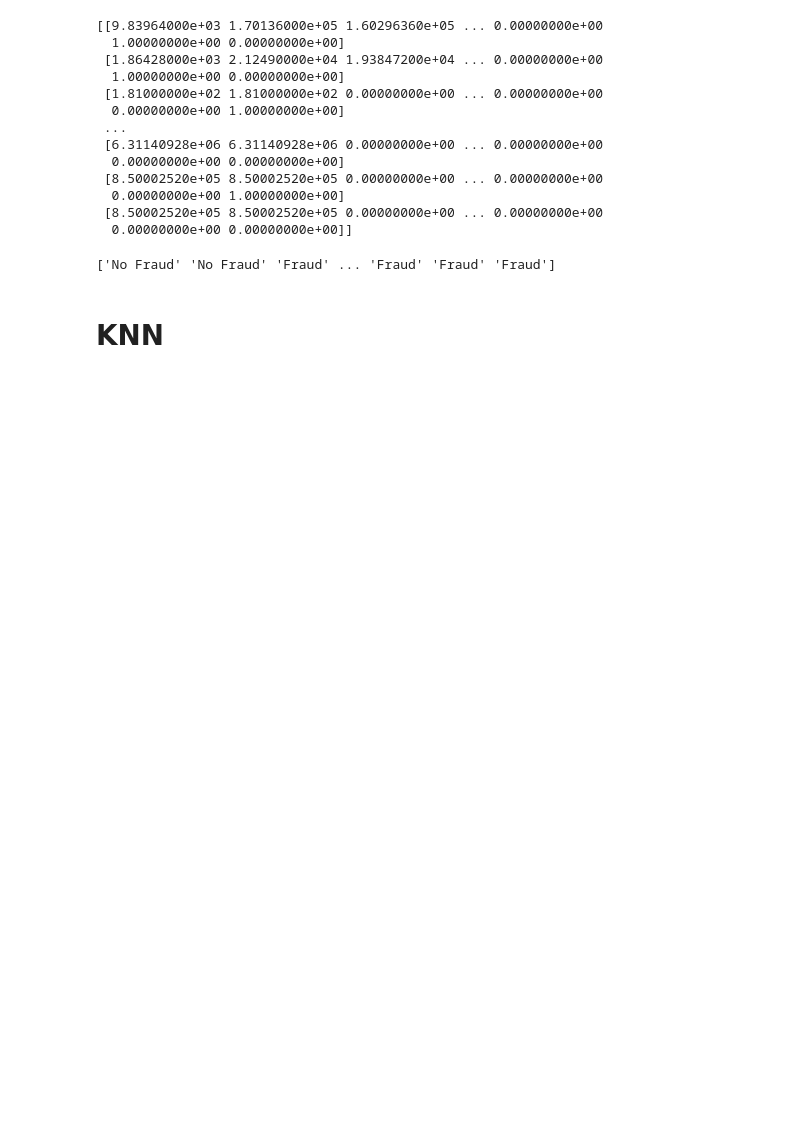
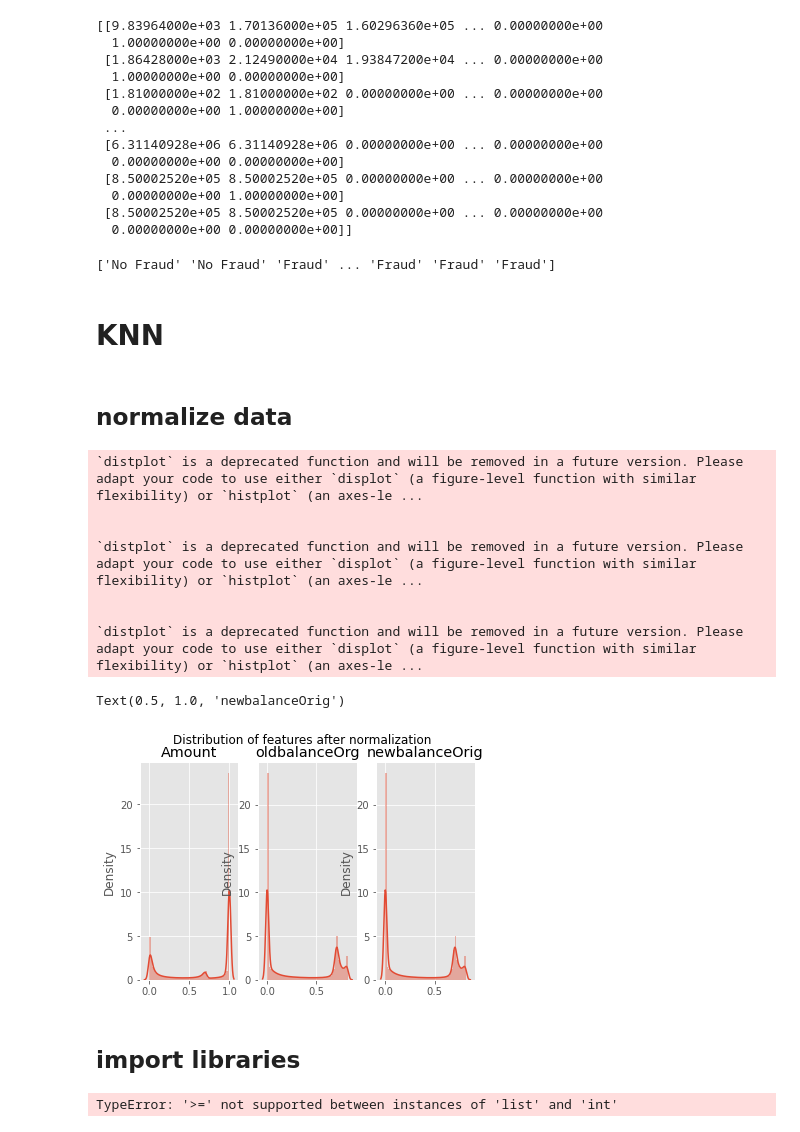
Before and after one commit to yazanattar99/creditCardFraudDetection, a Jupyter notebook: src/main.ipynb, the cells around one changed output. Drawn from its saved outputs; the diff is of its cells as text; code cells hidden in the pictures; blank space fills up the shorter version.

```diff
--- a/src/main.ipynb
+++ b/src/main.ipynb
@@ -194,5 +208,43 @@ print(X)
 print(y)
 # %% [output]
 ['No Fraud' 'No Fraud' 'Fraud' ... 'Fraud' 'Fraud' 'Fraud']
+# %%
+# perform split
+X_train, X_test, y_train, y_test = train_test_split(X, y, test_size = 0.2, random_state = 1)
 # %% [markdown]
 # KNN
+# %% [markdown]
+## normalize data
+# %%
+# first I will normalize the non-categorical features
+normalizer = preprocessing.Normalizer()
+X_train[:,0:3] = normalizer.fit_transform(X_train[:,0:3])
+X_test[:,0:3] = normalizer.transform(X_test[:,0:3])
+# %%
+# See distribution of normalized data
+fig, axes = plt.subplots(1,3)
+fig.suptitle('Distribution of features after normalization')
+
+# Amount
+sns.distplot(X_train[:,0],ax=axes[0])
+axes[0].set_title('Amount')
+
+# oldbalanceOrg
+sns.distplot(X_train[:,2],ax=axes[1])
+axes[1].set_title('oldbalanceOrg')
+
+# newbalanceOrig
+sns.distplot(X_train[:,1],ax=axes[2])
+axes[2].set_title('newbalanceOrig')
+# %% [output]
+`distplot` is a deprecated function and will be removed in a future version. Please adapt your code to use either `displot` (a figure-level function with similar flexibility) or `histplot` (an axes-le ...
+
+
+`distplot` is a deprecated function and will be removed in a future version. Please adapt your code to use either `displot` (a figure-level function with similar flexibility) or `histplot` (an axes-le ...
+
+
+`distplot` is a deprecated function and will be removed in a future version. Please adapt your code to use either `displot` (a figure-level function with similar flexibility) or `histplot` (an axes-le ...
+Text(0.5, 1.0, 'newbalanceOrig')
+[figure, added]
+# %% [markdown]
+## import libraries
@@ -198,0 +257,11 @@ print(y)
+# %%
+# investigate model performance via accuracy for different n_neighbor model parameeters
+n_neighbors = [5,10,25,50,100]
+accuracies_KNN = []
+for n in n_neighbors:
+    knn = KNeighborsClassifier(n_neighbors=n)
+    knn.fit(X_train,y_train)
+    acc = metrics.accuracy_score(y_test,knn.predict(X_test))
+    accuracies_KNN.append(acc)
+# %% [output]
+TypeError: '>=' not supported between instances of 'list' and 'int'
```
Also changed, not shown: parts of 8 cells of this notebook.
